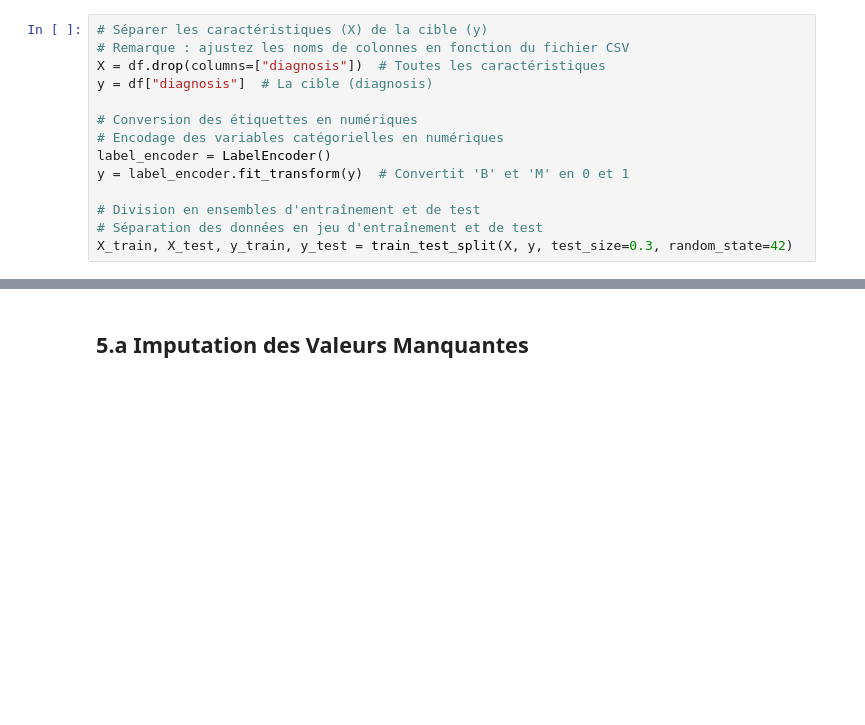
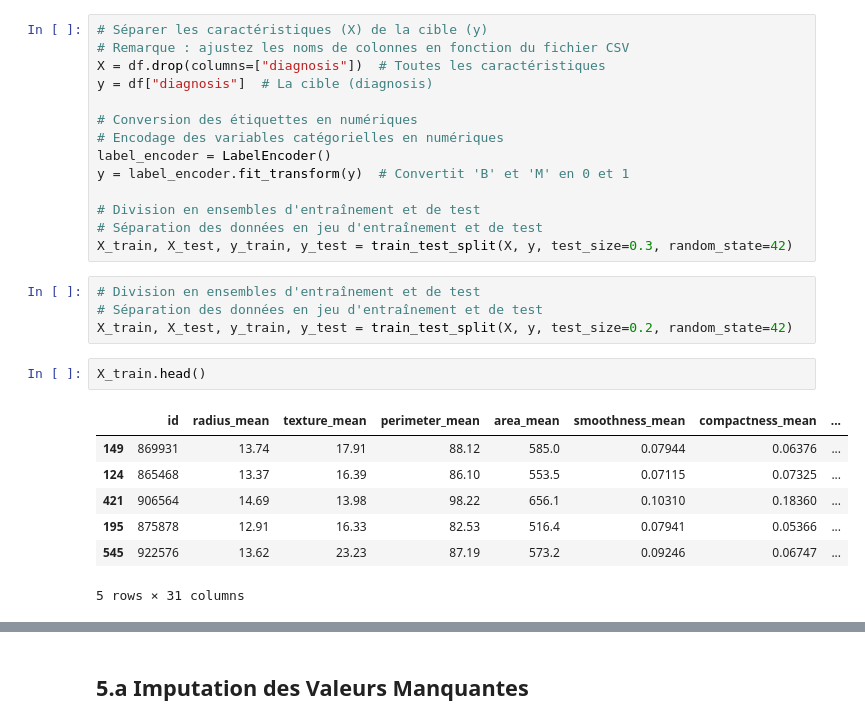
Before and after one commit to agodmer/UE_medecine_IA_OMICS_2026, a Jupyter notebook: TP/4_TD_Part3_ML.ipynb, the cells around one changed output, grey strips where cells are left out. Drawn from its saved outputs; the diff is of its cells as text; blank space fills up the shorter version.

```diff
--- a/TP/4_TD_Part3_ML.ipynb
+++ b/TP/4_TD_Part3_ML.ipynb
@@ -206,3 +245,17 @@ y = label_encoder.fit_transform(y)  # Convertit 'B' et 'M' en 0 et 1
 # Division en ensembles d'entraînement et de test
 # Séparation des données en jeu d'entraînement et de test
 X_train, X_test, y_train, y_test = train_test_split(X, y, test_size=0.3, random_state=42)
+# %%
+# Division en ensembles d'entraînement et de test
+# Séparation des données en jeu d'entraînement et de test
+X_train, X_test, y_train, y_test = train_test_split(X, y, test_size=0.2, random_state=42)
+# %%
+X_train.head()
+# %% [output]
+|  | id | radius_mean | texture_mean | perimeter_mean | area_mean | smoothness_mean | compactness_mean | ... |
+| 149 | 869931 | 13.74 | 17.91 | 88.12 | 585.0 | 0.07944 | 0.06376 | ... |
+| 124 | 865468 | 13.37 | 16.39 | 86.10 | 553.5 | 0.07115 | 0.07325 | ... |
+| 421 | 906564 | 14.69 | 13.98 | 98.22 | 656.1 | 0.10310 | 0.18360 | ... |
+| 195 | 875878 | 12.91 | 16.33 | 82.53 | 516.4 | 0.07941 | 0.05366 | ... |
+| 545 | 922576 | 13.62 | 23.23 | 87.19 | 573.2 | 0.09246 | 0.06747 | ... |
+5 rows × 31 columns
```
Also changed, not shown: parts of 12 cells of this notebook.
